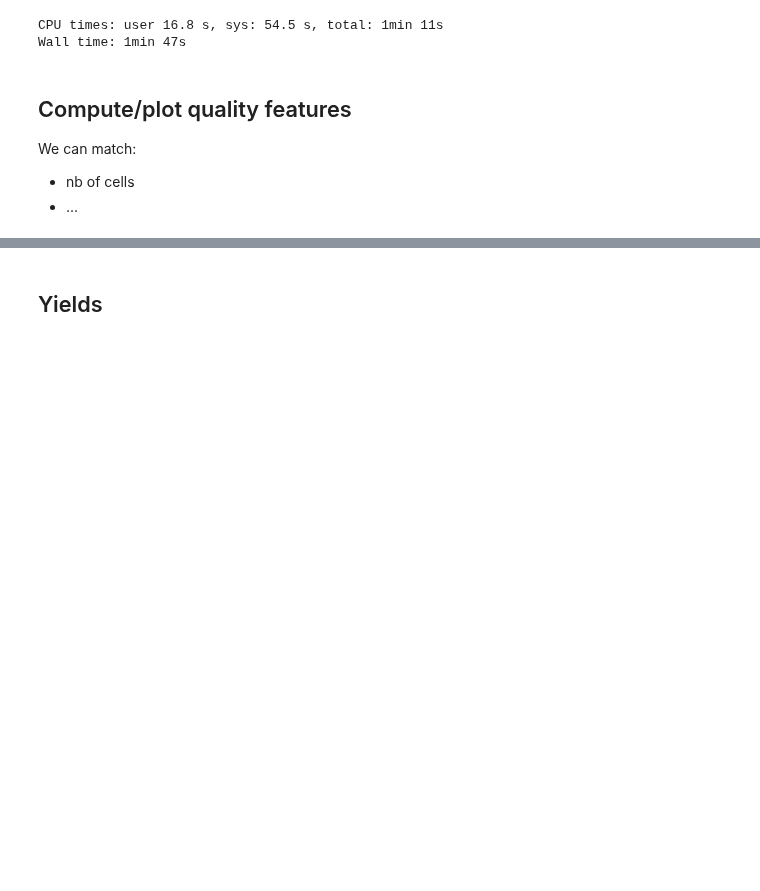
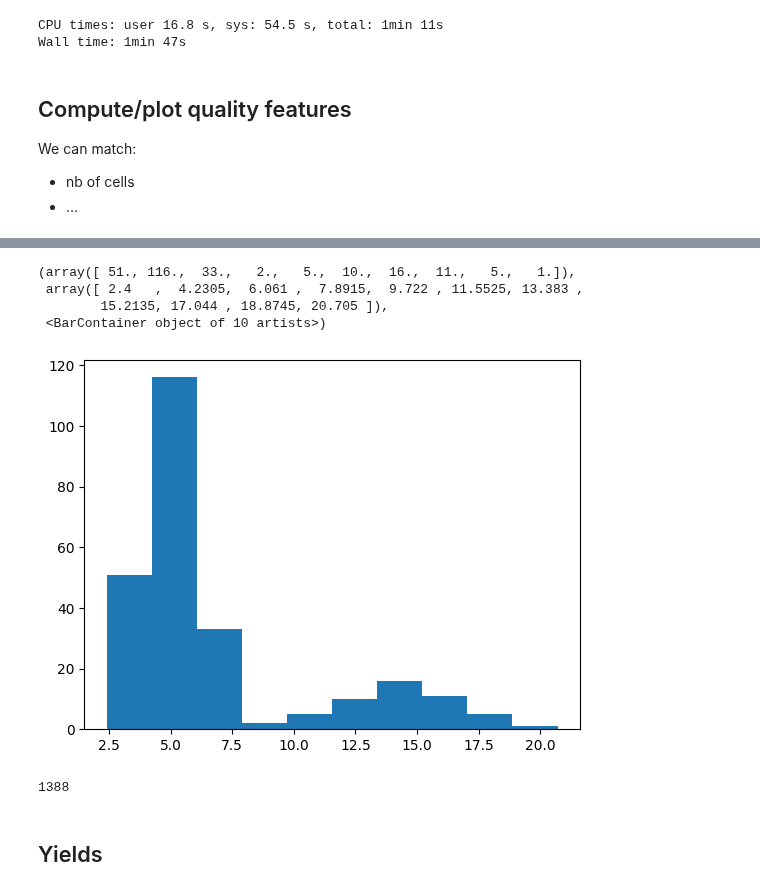
Before and after one commit to steevelaquitaine/spikebias, a Jupyter notebook: notebooks/4_reviews/fig04_pros_of_added_details.ipynb, the cells around one changed output, grey strips where cells are left out. Cells and saved outputs as stored; diff of their text form; code cells hidden in the pictures; blank space fills up the shorter version.

```diff
--- a/notebooks/4_reviews/fig04_pros_of_added_details.ipynb
+++ b/notebooks/4_reviews/fig04_pros_of_added_details.ipynb
@@ -744,3 +789,16 @@ fig.tight_layout(pad=0.1)
+# %%
+firing_rates = get_firing_rates(SortingGtS2, duration_s=600) # our S2
+plt.hist(firing_rates)
+# %% [output]
+(array([ 51., 116.,  33.,   2.,   5.,  10.,  16.,  11.,   5.,   1.]),
+ array([ 2.4   ,  4.2305,  6.061 ,  7.8915,  9.722 , 11.5525, 13.383 ,
+        15.2135, 17.044 , 18.8745, 20.705 ]),
+ <BarContainer object of 10 artists>)
+[figure, added]
+# %%
+SortingGtNS.get_num_units()
+# %% [output]
+1388
 # %% [markdown]
 ## Yields
 # %%
```
Also changed, not shown: parts of 11 cells of this notebook.
